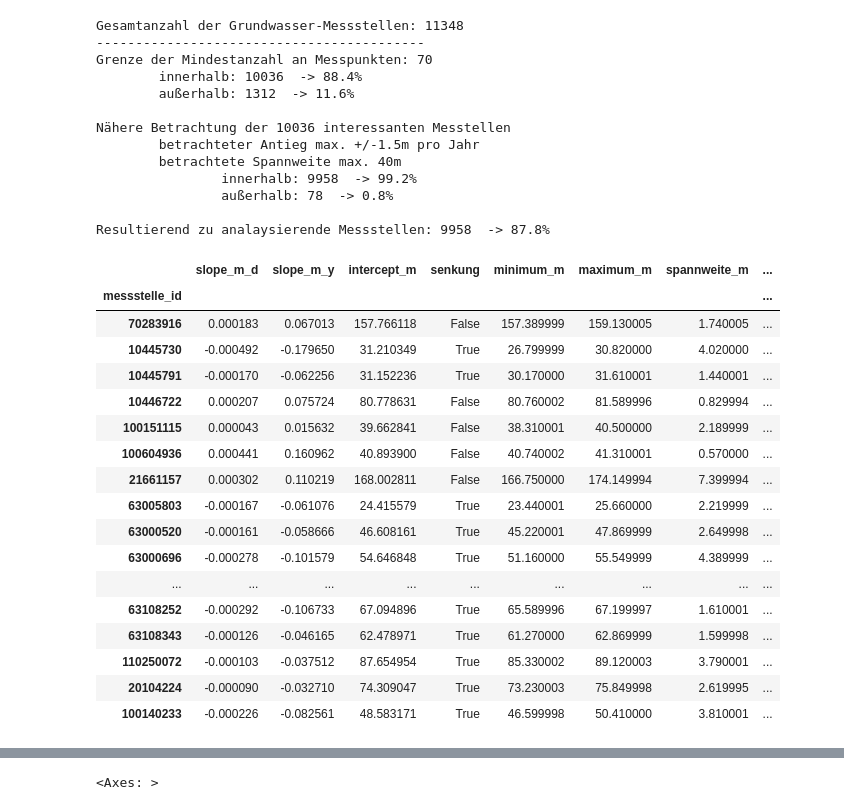
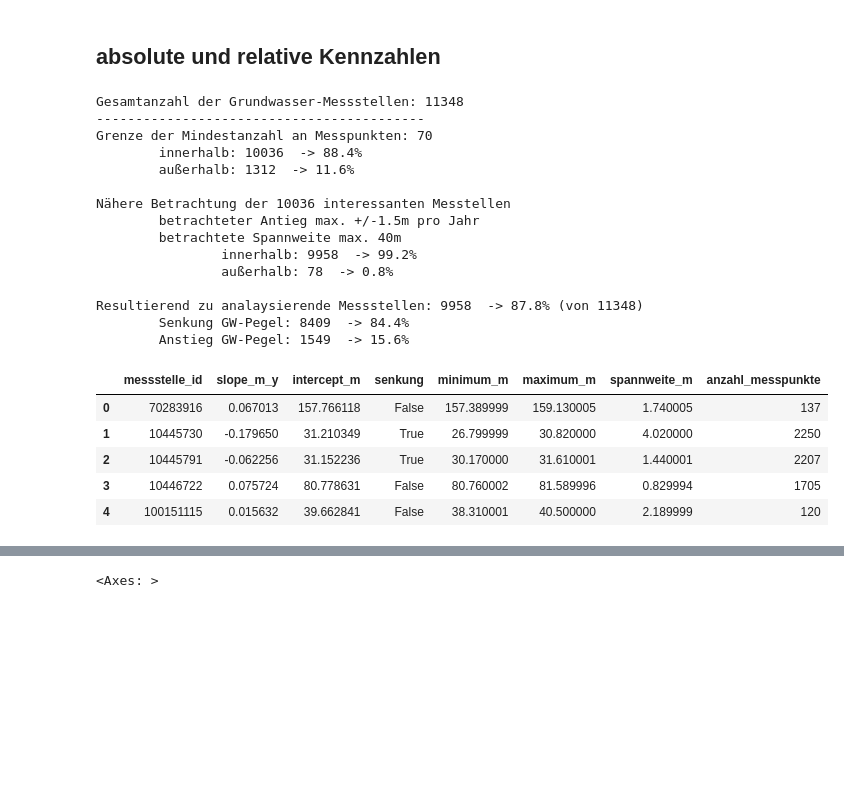
Before and after one commit to Maurinus83/DPP-GroundwaterNRW, a Jupyter notebook: notebooks/02_groundwater-NRW.ipynb, the cells around one changed output, grey strips where cells are left out. Drawn from its saved outputs; the diff is of its cells as text; code cells hidden in the pictures; blank space fills up the shorter version.

```diff
--- a/notebooks/02_groundwater-NRW.ipynb
+++ b/notebooks/02_groundwater-NRW.ipynb
@@ -9,7 +9,7 @@ import random
 %matplotlib inline
 # %%
 # Einlesen der Grundwasser-Messdaten im Pickle-Format
-df_ms_ws_m = pd.read_pickle("../data/processed/grundwasserdaten-NRW/GW-MesstellenDaten.pkl")
+df_ms_ws_input = pd.read_pickle("../data/processed/grundwasserdaten-NRW/GW-MesstellenDaten.pkl")
 # %%
 mess_id_error = []
 mess_id_in = []
@@ -17,26 +17,34 @@ mess_id_in_relevant = []
 mess_id_in_irrelevant = []
 mess_id_out = []
 
+relevant_rows = []
+irrelevant_rows = []
+
 # Start der Aufzeichnungen
 t0 = pd.Timestamp("2009-11-01")
 # Um eine ausreichende Datendrundlage zu haben, sollten mindestens 70 Messpunkte vorhanden sein -> empirischer Werte
 min_wasserstand_messungen = 70
 # Bei jährlichen Änderungen des GW-Pegels um +/-1.5 m/y sehe ich einen technischen Einfluss -> empirischer Werte
 delta_slope_per_year = 1.5
-# Wenn die Spannweite größer 40, liegt ein technischer Defekt vor -> empirischer Werte
+# Wenn die Spannweite größer 40 m, liegt ein technischer Defekt vor -> empirischer Werte
 max_spannweite = 40
 
-df_mess_id_relevant = pd.DataFrame(columns=['slope_m_d', 'slope_m_y', 'intercept_m', 'senkung', 'minimum_m', 'maximum_m', 'spannweite_m', 'anzahl_messpunkte'])
-df_mess_id_relevant.index.name = 'messstelle_id'
+df_mess_id_relevant = pd.DataFrame(columns=['messstelle_id', 'slope_m_y', 'intercept_m', 'senkung', 'minimum_m', 'maximum_m', 'spannweite_m', 'anzahl_messpunkte'])
 
-df_mess_id_irrelevant = pd.DataFrame(columns=['slope_m_d', 'slope_m_y', 'intercept_m', 'senkung', 'minimum_m', 'maximum_m', 'spannweite_m', 'anzahl_messpunkte'])
-df_mess_id_irrelevant.index.name = 'messstelle_id'
+df_mess_id_irrelevant = pd.DataFrame(columns=['messstelle_id', 'slope_m_y', 'intercept_m', 'senkung', 'minimum_m', 'maximum_m', 'spannweite_m', 'anzahl_messpunkte'])
 
-for mess_id in df_ms_ws_m.loc[:, 'messstelle_id'].unique().tolist():
+for mess_id in df_ms_ws_input.loc[:, 'messstelle_id'].unique().tolist():
 
-    mess_id_mask = df_ms_ws_m.loc[:, 'messstelle_id'] == mess_id
-    df_mess_id = df_ms_ws_m[mess_id_mask]
-    df_mess_id = df_mess_id.sort_values('datum_messung')
+    # mess_id_mask = df_ms_ws_m.loc[:, 'messstelle_id'] == mess_id
+    # df_mess_id = df_ms_ws_m[mess_id_mask]
+
+    df_mess_id = (
+        df_ms_ws_input
+        .loc[df_ms_ws_input['messstelle_id'] == mess_id]
+        .sort_values('datum_messung')
+        .copy()
+        )
+
     df_mess_id["t"] = (df_mess_id["datum_messung"] - t0).dt.days
 
     try:
@@ -47,7 +55,7 @@ for mess_id in df_ms_ws_m.loc[:, 'messstelle_id'].unique().tolist():
             results = model_wasserstd_t.fit()
 
             messstelle = {
-                'slope_m_d': results.params["t"],
+                'messstelle_id': mess_id,
                 'slope_m_y': results.params["t"] * 365.25,
                 'intercept_m': results.params["Intercept"],
                 'senkung': False,
@@ -57,7 +65,7 @@ for mess_id in df_ms_ws_m.loc[:, 'messstelle_id'].unique().tolist():
                 'anzahl_messpunkte': len(df_mess_id),
             }
 
-            if messstelle['slope_m_d'] >= 0:
+            if messstelle['slope_m_y'] >= 0:
                 messstelle['senkung'] = False
             else:
                 messstelle['senkung'] = True
@@ -67,17 +75,18 @@ for mess_id in df_ms_ws_m.loc[:, 'messstelle_id'].unique().tolist():
             # Ausnahme von Ausreißern und Extermwerten
             if abs(messstelle['slope_m_y']) <= delta_slope_per_year and messstelle['spannweite_m'] < max_spannweite:
                 mess_id_in_relevant.append(mess_id)
-                df_mess_id_relevant.loc[mess_id] = messstelle
+                relevant_rows.append(messstelle)
             else:
                 mess_id_in_irrelevant.append(mess_id)
-                df_mess_id_irrelevant.loc[mess_id] = messstelle
+                irrelevant_rows.append(messstelle)
         else:
             mess_id_out.append(mess_id)
-    except ValueError:
-        mess_id_error.append(mess_id)
-    except IndexError:
+    except Exception:
         mess_id_error.append(mess_id)
 
 if len(mess_id_error) > 0:
     print(f'Anzahl Fehler: {len(mess_id_error)}')
     print(mess_id_error)
+
+df_mess_id_relevant = pd.DataFrame(relevant_rows)
+df_mess_id_irrelevant = pd.DataFrame(irrelevant_rows)
@@ -84,3 +96,5 @@ if len(mess_id_error) > 0:
+# %% [markdown]
+## absolute und relative Kennzahlen
 # %%
 total_messstellen = len(mess_id_in) + len(mess_id_out)
 print(f'Gesamtanzahl der Grundwasser-Messstellen: {total_messstellen}')
@@ -93,7 +107,9 @@ print(f'\tbetrachteter Antieg max. +/-{delta_slope_per_year}m pro Jahr')
 print(f'\tbetrachtete Spannweite max. {max_spannweite}m')
 print(f'\t\tinnerhalb: {len(mess_id_in_relevant)}  -> {len(mess_id_in_relevant)/len(mess_id_in)*100:.1f}%')
 print(f'\t\taußerhalb: {len(mess_id_in_irrelevant)}  -> {len(mess_id_in_irrelevant)/len(mess_id_in)*100:.1f}%\n')
-print(f'Resultierend zu analaysierende Messstellen: {len(mess_id_in_relevant)}  -> {len(mess_id_in_relevant)/total_messstellen*100:.1f}%')
+print(f'Resultierend zu analaysierende Messstellen: {len(mess_id_in_relevant)}  -> {len(mess_id_in_relevant)/total_messstellen*100:.1f}% (von {total_messstellen})')
+print(f'\tSenkung GW-Pegel: {(df_mess_id_relevant["senkung"] == 1).sum()}  -> {(df_mess_id_relevant["senkung"] == 1).sum()/len(df_mess_id_relevant)*100:.1f}%')
+print(f'\tAnstieg GW-Pegel: {(df_mess_id_relevant["senkung"] == 0).sum()}  -> {(df_mess_id_relevant["senkung"] == 0).sum()/len(df_mess_id_relevant)*100:.1f}%')
 # %% [output]
 Gesamtanzahl der Grundwasser-Messstellen: 11348
 ------------------------------------------
@@ -107,25 +123,15 @@ Nähere Betrachtung der 10036 interessanten Messtellen
                 innerhalb: 9958  -> 99.2%
                 außerhalb: 78  -> 0.8%
 
-Resultierend zu analaysierende Messstellen: 9958  -> 87.8%
+Resultierend zu analaysierende Messstellen: 9958  -> 87.8% (von 11348)
+        Senkung GW-Pegel: 8409  -> 84.4%
+        Anstieg GW-Pegel: 1549  -> 15.6%
 # %%
-df_mess_id_relevant.head(20)
+df_mess_id_relevant.head()
 # %% [output]
-|  | slope_m_d | slope_m_y | intercept_m | senkung | minimum_m | maximum_m | spannweite_m | ... |
-| messstelle_id |  |  |  |  |  |  |  | ... |
-| 70283916 | 0.000183 | 0.067013 | 157.766118 | False | 157.389999 | 159.130005 | 1.740005 | ... |
-| 10445730 | -0.000492 | -0.179650 | 31.210349 | True | 26.799999 | 30.820000 | 4.020000 | ... |
-| 10445791 | -0.000170 | -0.062256 | 31.152236 | True | 30.170000 | 31.610001 | 1.440001 | ... |
-| 10446722 | 0.000207 | 0.075724 | 80.778631 | False | 80.760002 | 81.589996 | 0.829994 | ... |
-| 100151115 | 0.000043 | 0.015632 | 39.662841 | False | 38.310001 | 40.500000 | 2.189999 | ... |
-| 100604936 | 0.000441 | 0.160962 | 40.893900 | False | 40.740002 | 41.310001 | 0.570000 | ... |
-| 21661157 | 0.000302 | 0.110219 | 168.002811 | False | 166.750000 | 174.149994 | 7.399994 | ... |
-| 63005803 | -0.000167 | -0.061076 | 24.415579 | True | 23.440001 | 25.660000 | 2.219999 | ... |
-| 63000520 | -0.000161 | -0.058666 | 46.608161 | True | 45.220001 | 47.869999 | 2.649998 | ... |
-| 63000696 | -0.000278 | -0.101579 | 54.646848 | True | 51.160000 | 55.549999 | 4.389999 | ... |
-| ... | ... | ... | ... | ... | ... | ... | ... | ... |
-| 63108252 | -0.000292 | -0.106733 | 67.094896 | True | 65.589996 | 67.199997 | 1.610001 | ... |
-| 63108343 | -0.000126 | -0.046165 | 62.478971 | True | 61.270000 | 62.869999 | 1.599998 | ... |
-| 110250072 | -0.000103 | -0.037512 | 87.654954 | True | 85.330002 | 89.120003 | 3.790001 | ... |
-| 20104224 | -0.000090 | -0.032710 | 74.309047 | True | 73.230003 | 75.849998 | 2.619995 | ... |
-| 100140233 | -0.000226 | -0.082561 | 48.583171 | True | 46.599998 | 50.410000 | 3.810001 | ... |
+|  | messstelle_id | slope_m_y | intercept_m | senkung | minimum_m | maximum_m | spannweite_m | anzahl_messpunkte |
+| 0 | 70283916 | 0.067013 | 157.766118 | False | 157.389999 | 159.130005 | 1.740005 | 137 |
+| 1 | 10445730 | -0.179650 | 31.210349 | True | 26.799999 | 30.820000 | 4.020000 | 2250 |
+| 2 | 10445791 | -0.062256 | 31.152236 | True | 30.170000 | 31.610001 | 1.440001 | 2207 |
+| 3 | 10446722 | 0.075724 | 80.778631 | False | 80.760002 | 81.589996 | 0.829994 | 1705 |
+| 4 | 100151115 | 0.015632 | 39.662841 | False | 38.310001 | 40.500000 | 2.189999 | 120 |
```
Also changed, not shown: parts of 12 cells of this notebook.
